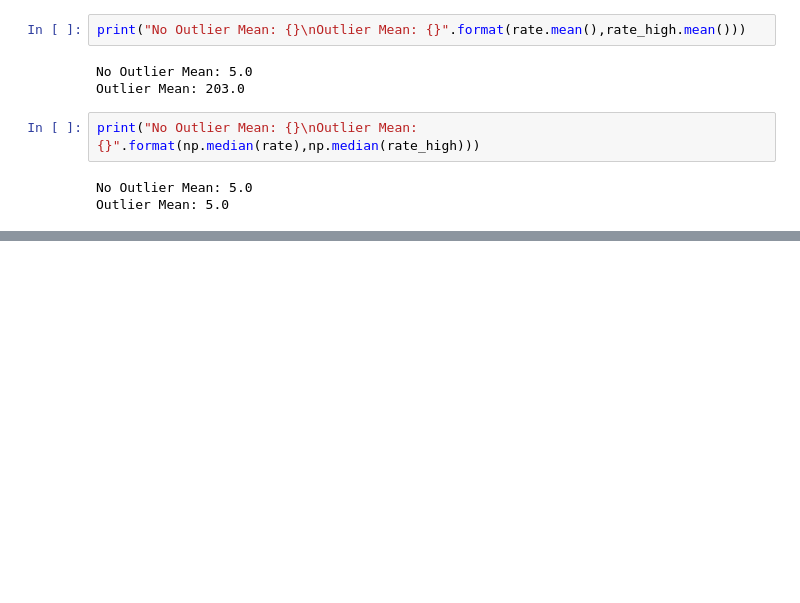
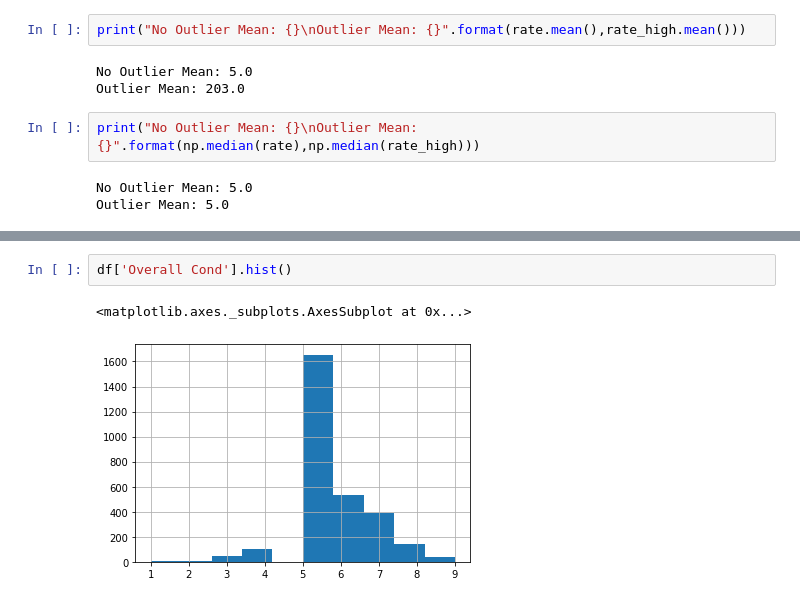
Before and after one commit to dnlsyfq/py_mean-variability, a Jupyter notebook: Chap 2.ipynb, the cells around one changed output, grey strips where cells are left out. Drawn from its saved outputs; the diff is of its cells as text; blank space fills up the shorter version.

```diff
--- a/Chap 2.ipynb
+++ b/Chap 2.ipynb
@@ -230,0 +236,5 @@ False
+# %%
+df['Overall Cond'].hist()
+# %% [output]
+<matplotlib.axes._subplots.AxesSubplot at 0x...>
+[figure, added]
```
Also changed, not shown: parts of 7 cells of this notebook.
